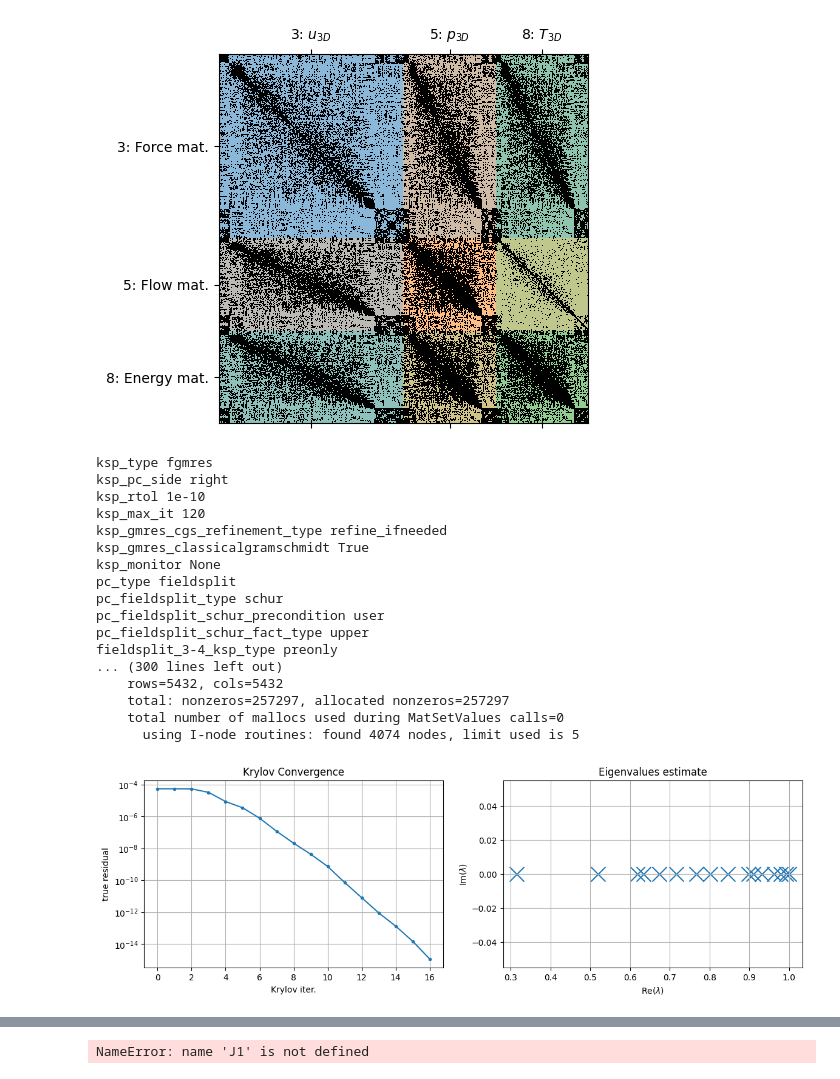
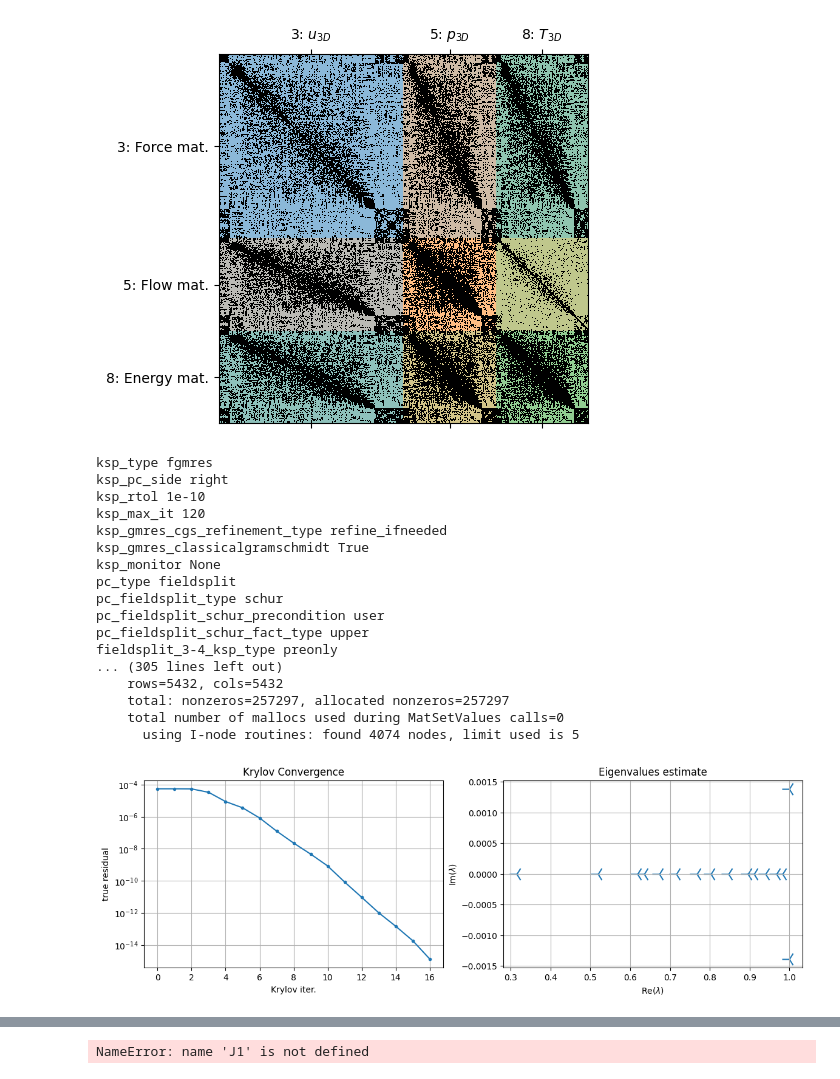
Before and after one commit to pmgbergen/FTHM-Solver, a Jupyter notebook: thermal/experiment_thermal_nofrac_results.ipynb, the cells around one changed output, grey strips where cells are left out. Cells and saved outputs as stored; diff of their text form; code cells hidden in the pictures.

```diff
--- a/thermal/experiment_thermal_nofrac_results.ipynb
+++ b/thermal/experiment_thermal_nofrac_results.ipynb
@@ -268,38 +277,39 @@ scheme = LinearTransformedScheme(
                             make_pt_permutation(bmat, p_groups=flow, t_groups=temp),
                             block_size=2,
                         ),
                         elim_options={
-                            "python_pc_type": "hypre",
-                            "python_pc_hypre_type": "Euclid",
-                            "python_pc_hypre_euclid_bj": True,
+                            'python_pc_type': 'ilu',
+                            # "python_pc_type": "hypre",
+                            # "python_pc_hypre_type": "Euclid",
+                            # "python_pc_hypre_euclid_bj": True,
                         },
                     ),
                 ],
             ),
         ),
     ),
 )
 
 ksp = solve_petsc_3(J, rhs, scheme, ksp_view=True, options_view=True, return_data=True)
 # %% [output]
 ksp_type fgmres
 ksp_pc_side right
 ksp_rtol 1e-10
 ksp_max_it 120
 ksp_gmres_cgs_refinement_type refine_ifneeded
 ksp_gmres_classicalgramschmidt True
 ksp_monitor None
 pc_type fieldsplit
 pc_fieldsplit_type schur
 pc_fieldsplit_schur_precondition user
 pc_fieldsplit_schur_fact_type upper
 fieldsplit_3-4_ksp_type preonly
-... (300 lines left out)
+... (305 lines left out)
     rows=5432, cols=5432
     total: nonzeros=257297, allocated nonzeros=257297
     total number of mallocs used during MatSetValues calls=0
       using I-node routines: found 4074 nodes, limit used is 5
-[figure, old version]
+[figure, new version]
 # %%
 from hm_solver import build_mechanics_near_null_space
 
```
Also changed, not shown: parts of 5 cells of this notebook, 6 other files.
